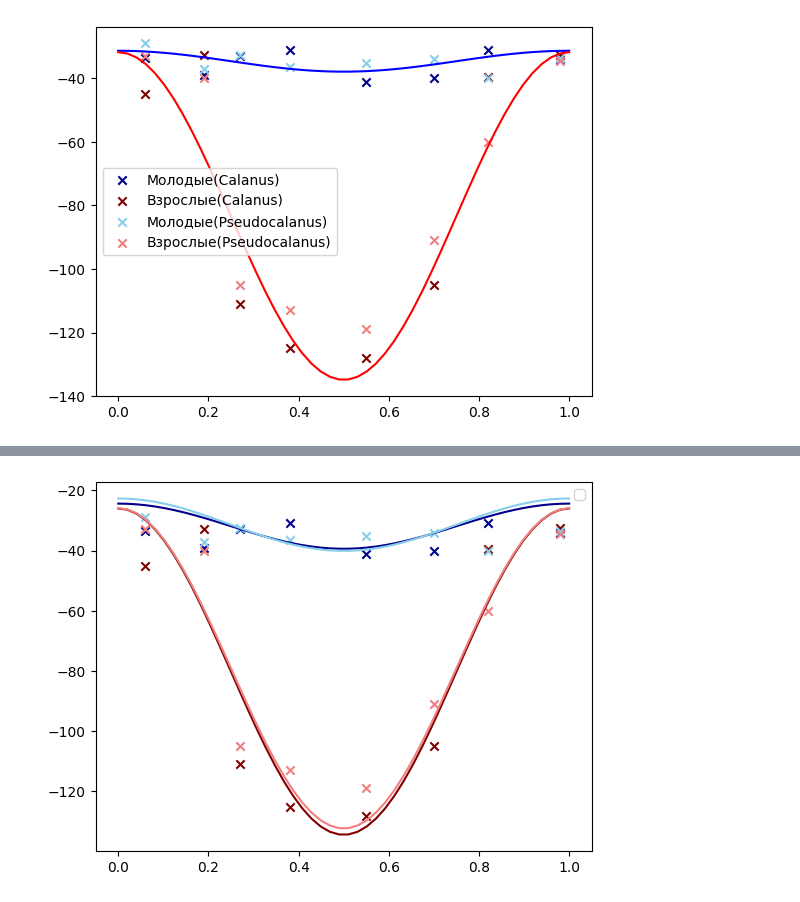
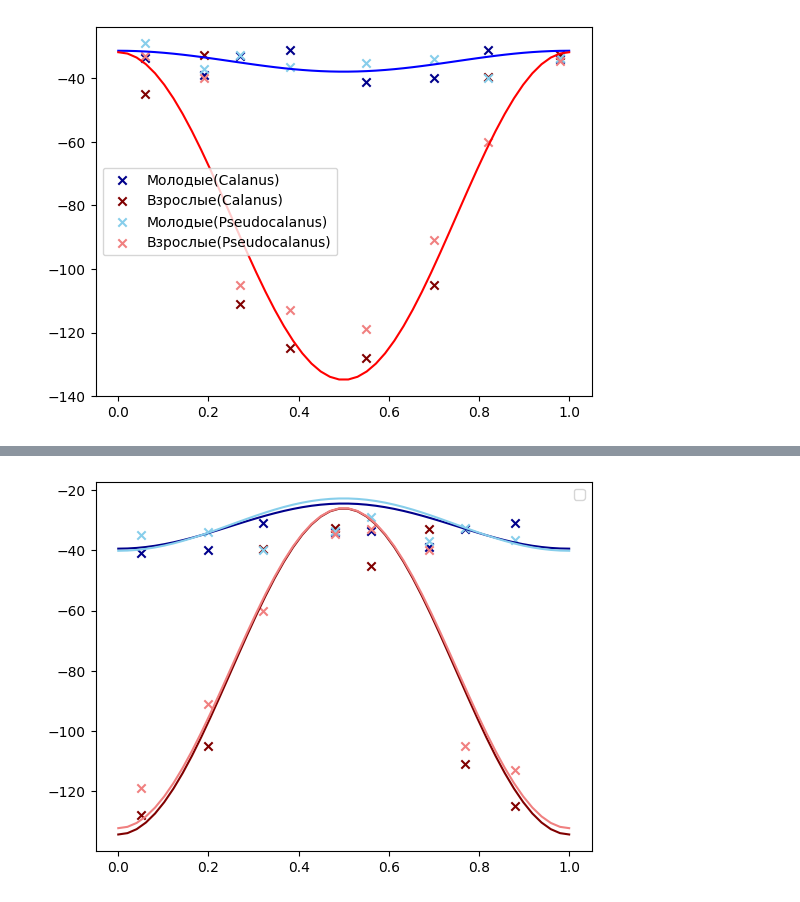
Before and after one commit to Recefi/predator-prey_model, a Jupyter notebook: report.ipynb, the cells around one changed output, grey strips where cells are left out. Drawn from its saved outputs; the diff is of its cells as text; code cells hidden in the pictures.

```diff
--- a/report.ipynb
+++ b/report.ipynb
@@ -180,12 +180,12 @@ gui.stratSins(-32.7, 4.1, -81.2, 53.8, ax, c_j="skyblue", c_a="lightcoral", l_j=
 # %%
-# ax = gui.pointsCalanus_1(c_j="darkblue", c_a="maroon", m="x", l_j="Молодые(Calanus)", l_a="Взрослые(Calanus)")
-# gui.pointsPseudocalanus(ax=ax, c_j="skyblue", c_a="lightcoral", m="x", l_j="Молодые(Pseudocalanus)", l_a="Взрослые(Pseudocalanus)")
-# gui.stratSins(-31.9, 7.5, -80.2, 54.2, ax, c_j="darkblue", c_a="maroon", l_j="Aj: -31.9, Bj: 7.5", l_a="Aa: -80.2, Ba: 54.2")
-# gui.stratSins(-31.4, 8.7, -79.1, 53.2, ax, c_j="skyblue", c_a="lightcoral", l_j="Aj: -31.4, Bj: 8.7", l_a="Aa: -79.1, Ba: 53.2")
+# ax = gui.pointsCalanus_2(c_j="darkblue", c_a="maroon", m="x", l_j="Молодые(Calanus)", l_a="Взрослые(Calanus)")
+# gui.pointsPseudocalanus_2(ax=ax, c_j="skyblue", c_a="lightcoral", m="x", l_j="Молодые(Pseudocalanus)", l_a="Взрослые(Pseudocalanus)")
+# gui.stratSins(-31.9, -7.5, -80.2, -54.2, ax, c_j="darkblue", c_a="maroon", l_j="Aj: -31.9, Bj: -7.5", l_a="Aa: -80.2, Ba: -54.2")
+# gui.stratSins(-31.4, -8.7, -79.1, -53.2, ax, c_j="skyblue", c_a="lightcoral", l_j="Aj: -31.4, Bj: -8.7", l_a="Aa: -79.1, Ba: -53.2")
 
-ax = gui.pointsCalanus_1(c_j="darkblue", c_a="maroon", m="x")
-gui.pointsPseudocalanus(ax=ax, c_j="skyblue", c_a="lightcoral", m="x")
-gui.stratSins(-31.9, 7.5, -80.2, 54.2, ax, c_j="darkblue", c_a="maroon", l_j="", l_a="")
-gui.stratSins(-31.4, 8.7, -79.1, 53.2, ax, c_j="skyblue", c_a="lightcoral", l_j="", l_a="")
+ax = gui.pointsCalanus_2(c_j="darkblue", c_a="maroon", m="x")
+gui.pointsPseudocalanus_2(ax=ax, c_j="skyblue", c_a="lightcoral", m="x")
+gui.stratSins(-31.9, -7.5, -80.2, -54.2, ax, c_j="darkblue", c_a="maroon", l_j="", l_a="")
+gui.stratSins(-31.4, -8.7, -79.1, -53.2, ax, c_j="skyblue", c_a="lightcoral", l_j="", l_a="")
 # %% [output]
-[figure, old version]
+[figure, new version]
```
Also changed, not shown: parts of 1 cell of this notebook, 4 other files.
